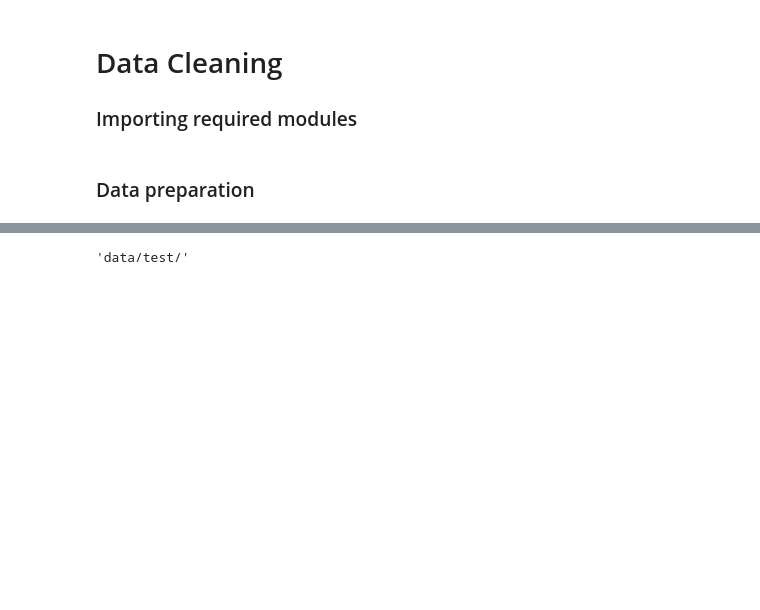
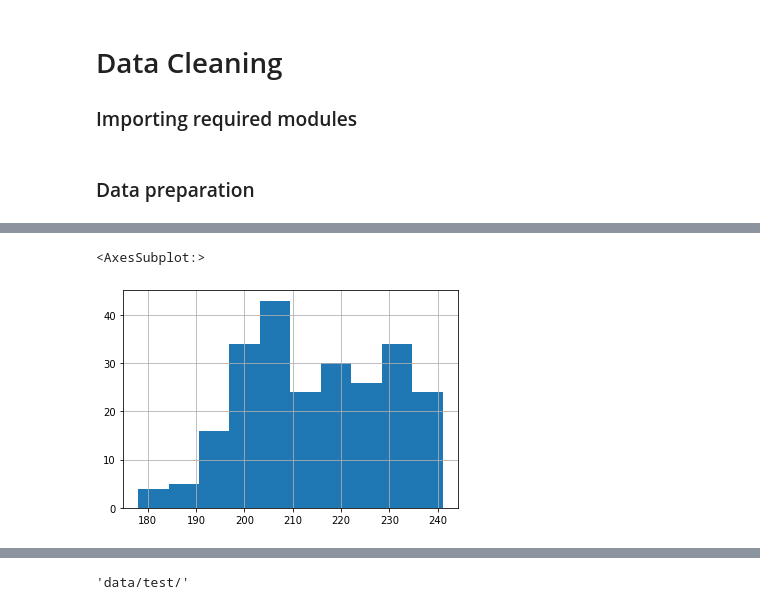
Before and after one commit to 314ka4y/Anomaly-detection-project, a Jupyter notebook: Anomaly_detection.ipynb, the cells around one changed output, grey strips where cells are left out. Cells and saved outputs as stored; diff of their text form; code cells hidden in the pictures; blank space fills up the shorter version.

Commit message:
temperature

```diff
--- a/Anomaly_detection.ipynb
+++ b/Anomaly_detection.ipynb
@@ -955,0 +659,16 @@ final_df.plot()
+# %%
+sns.set_style("whitegrid")
+# Plot data predictions boundaries
+fig, axs = plt.subplots(figsize = (15, 6))
+
+# Plot observed values
+plt.plot(df_custom["mean"], label='mean voltage', color = "blue")
+
+plt.fill_between(df_custom.index,
+                 df_custom["lower"],
+                 df_custom["upper"], color = "green", alpha = 0.05)
+
+# Plot the range for confidence intervals
+plt.fill_between(df_custom.index,
+                 df_custom["lower_al"],
+                 df_custom["upper_al"], color = "green", alpha = 0.10)
@@ -955,0 +749,7 @@ final_df.plot()
+# %%
+# Explore data distribution
+# Idle
+df_temperatures.loc["2021-06-10 17:40:00",:].hist()
+# %% [output]
+<AxesSubplot:>
+[figure, added]
```
Also changed, not shown: parts of 178 cells of this notebook.
